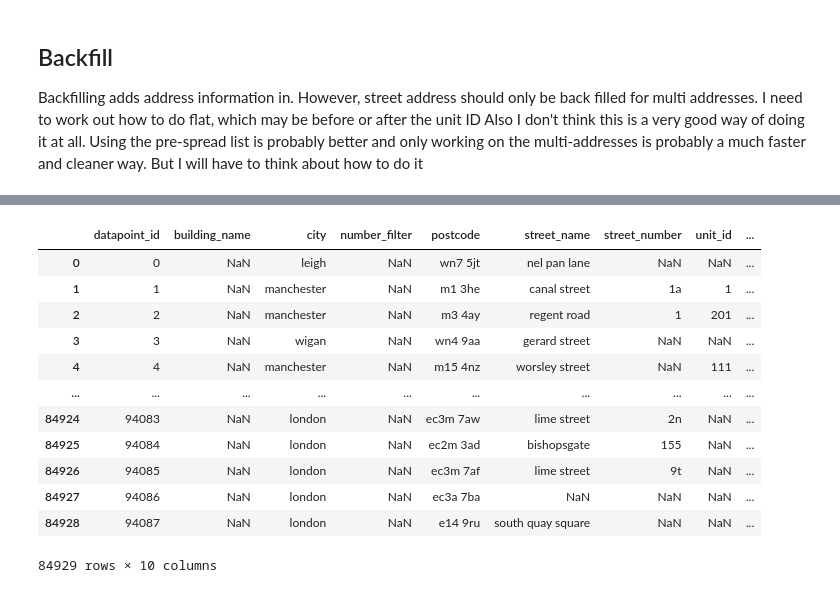
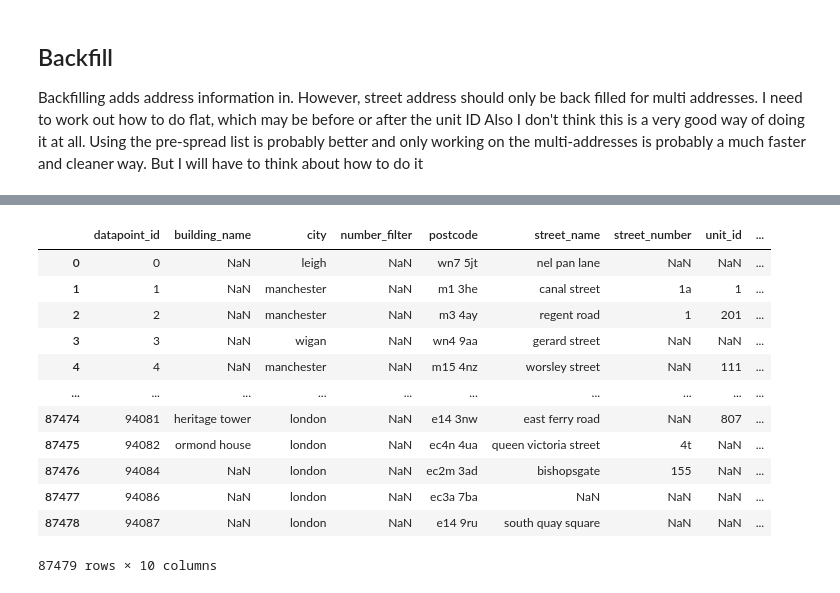
Before and after one commit to JonnoB/enhance_ocod, a Jupyter notebook: expanding tagged addresses.ipynb, the cells around one changed output, grey strips where cells are left out. Cells and saved outputs as stored; diff of their text form; code cells hidden in the pictures.

```diff
--- a/expanding tagged addresses.ipynb
+++ b/expanding tagged addresses.ipynb
@@ -127,0 +123,5 @@ all_entities.loc[multi_address_ids]
+# %%
+multi_unit_id = set(multi_check_df['datapoint_id'][(multi_check_df['class']=='multi') &( multi_check_df['unit_id']>0)].tolist())
+multi_property = set(multi_check_df['datapoint_id'][(multi_check_df['class']=='multi') &( multi_check_df['unit_id']==0)].tolist())
+all_multi_ids = list(multi_unit_id) +list(multi_property)
+multi_check_df.groupby('class').size()
@@ -212,11 +166,14 @@ max([4,6])
 ## Spread label data
 # %%
 #pivot the columns so that each label class is it's own column and the value in the column is the text
-all_entities['index'] = all_entities.index
-df = all_entities[['index', 'label', 'label_text']].pivot(index='index',columns='label',values='label_text')
+
+temp_df = all_entities[all_entities.datapoint_id.isin(all_multi_ids)]
+
+temp_df['index'] = temp_df.index
+df = temp_df[['index', 'label', 'label_text']].pivot(index='index',columns='label',values='label_text')
 #add the datapoint_id back in for each of joining
-df = pd.concat([all_entities['datapoint_id'], df], axis=1).merge(all_entities[['datapoint_id', 'text']].drop_duplicates(),
+df = pd.concat([temp_df['datapoint_id'], df], axis=1).merge(temp_df[['datapoint_id', 'text']].drop_duplicates(),
           how = "left",
           left_on = "datapoint_id", right_on = "datapoint_id")
-df
+del temp_df
 # %% [output]
@@ -399,28 +285,30 @@ expanded_street
 # %%
 #pivot the columns so that each label class is it's own column and the value in the column is the text
 
 #remove the multi-addresses
-single_address_only =all_entities[~all_entities['datapoint_id'].isin(multiaddress_datapoint_id)]
+single_address_only =all_entities[~all_entities['datapoint_id'].isin(all_multi_ids)]
 #remove all but the first instance of a label in the remaining instances
 #this is because for single addresses there should be only a single label for each class
 single_address_only =single_address_only[single_address_only['label_id_count']==0]
 df2 = single_address_only.pivot(index='datapoint_id',columns='label',values='label_text')
 #add the datapoint_id back in for each of joining
-df2.merge(single_address_only[['datapoint_id', 'text']].drop_duplicates(),
+df2 = df2.merge(single_address_only[['datapoint_id', 'text']].drop_duplicates(),
           how = "left",
           left_on = "datapoint_id", right_on = "datapoint_id")
+
+df2
 # %% [output]
 |  | datapoint_id | building_name | city | number_filter | postcode | street_name | street_number | unit_id | ... |
 | 0 | 0 | NaN | leigh | NaN | wn7 5jt | nel pan lane | NaN | NaN | ... |
 | 1 | 1 | NaN | manchester | NaN | m1 3he | canal street | 1a | 1 | ... |
 | 2 | 2 | NaN | manchester | NaN | m3 4ay | regent road | 1 | 201 | ... |
 | 3 | 3 | NaN | wigan | NaN | wn4 9aa | gerard street | NaN | NaN | ... |
 | 4 | 4 | NaN | manchester | NaN | m15 4nz | worsley street | NaN | 111 | ... |
 | ... | ... | ... | ... | ... | ... | ... | ... | ... | ... |
-| 84924 | 94083 | NaN | london | NaN | ec3m 7aw | lime street | 2n | NaN | ... |
-| 84925 | 94084 | NaN | london | NaN | ec2m 3ad | bishopsgate | 155 | NaN | ... |
-| 84926 | 94085 | NaN | london | NaN | ec3m 7af | lime street | 9t | NaN | ... |
-| 84927 | 94086 | NaN | london | NaN | ec3a 7ba | NaN | NaN | NaN | ... |
-| 84928 | 94087 | NaN | london | NaN | e14 9ru | south quay square | NaN | NaN | ... |
+| 87474 | 94081 | heritage tower | london | NaN | e14 3nw | east ferry road | NaN | 807 | ... |
+| 87475 | 94082 | ormond house | london | NaN | ec4n 4ua | queen victoria street | 4t | NaN | ... |
+| 87476 | 94084 | NaN | london | NaN | ec2m 3ad | bishopsgate | 155 | NaN | ... |
+| 87477 | 94086 | NaN | london | NaN | ec3a 7ba | NaN | NaN | NaN | ... |
+| 87478 | 94087 | NaN | london | NaN | e14 9ru | south quay square | NaN | NaN | ... |
-84929 rows × 10 columns
+87479 rows × 10 columns
 # %%
```
Also changed, not shown: parts of 28 cells of this notebook, 3 other files.
